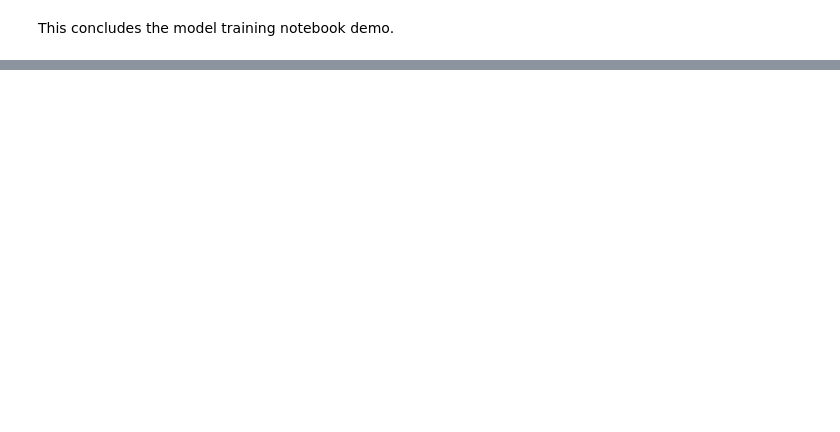
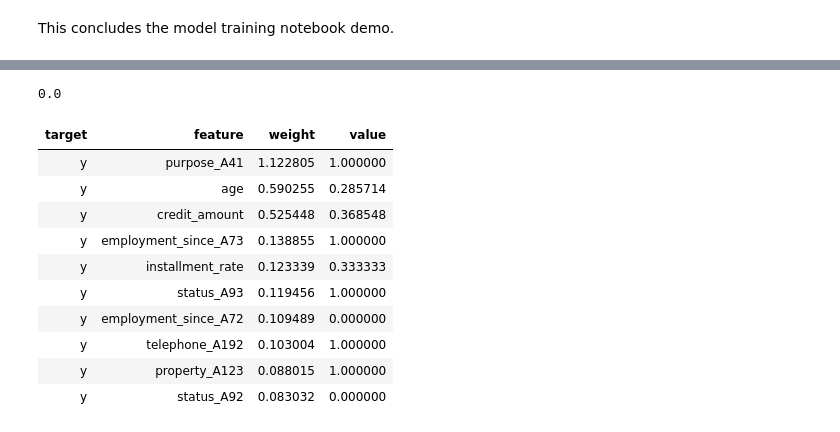
Before and after one commit to dominodatalab/reference-project-credit-default-ray, a Jupyter notebook: training.ipynb, the cells around one changed output, grey strips where cells are left out. Drawn from its saved outputs; the diff is of its cells as text; code cells hidden in the pictures; blank space fills up the shorter version.

Commit message:
updates to monitoring and app
Pushed from Domino: https://demo2.dominodatalab.com/workspace/bryan_prosser/CreditRisk?executionId=6400b60cd5846f747c17f269

```diff
--- a/training.ipynb
+++ b/training.ipynb
@@ -464,2 +484,11 @@ y (score 3.439) top features
 # %% [markdown]
 This concludes the model training notebook demo.
+# %%
+# Set some default values
+sample_data = [[0.4705882352941176, 0.3685484758446132, 0.3333333333333333, 0.3333333333333333,
+                0.2857142857142857, 0.0, 1.0, 0.0, 1.0, 0.0, 0.0, 0.0, 0.0, 1.0, 0.0, 0.0, 0.0,
+                1.0, 0.0, 0.0, 0.0, 0.0, 0.0, 0.0, 0.0, 0.0, 1.0, 0.0, 0.0, 0.0, 0.0, 0.0, 0.0,
+                1.0, 0.0, 0.0, 0.0, 0.0, 1.0, 0.0, 1.0, 0.0, 0.0, 0.0, 0.0, 1.0, 0.0, 0.0, 0.0,
+                1.0, 1.0, 0.0, 0.0, 0.0, 0.0, 0.0, 1.0, 0.0, 1.0, 1.0, 0.0]]
+# %%
+df_all = pd.DataFrame(sample_data, columns=column_names_all)
@@ -465,0 +546,21 @@ This concludes the model training notebook demo.
+# %%
+df_all.iloc[0]["checking_account_A14"]
+# %% [output]
+0.0
+# %%
+df_prediction = eli5.explain_prediction_df(xgc, df_all.iloc[0],
+                         feature_names=list(df_all.columns))
+# %%
+df_prediction.head(10).style.background_gradient(cmap = 'Greens').hide_index()
+# %% [output]
+| target | feature | weight | value |
+| y | purpose_A41 | 1.122805 | 1.000000 |
+| y | age | 0.590255 | 0.285714 |
+| y | credit_amount | 0.525448 | 0.368548 |
+| y | employment_since_A73 | 0.138855 | 1.000000 |
+| y | installment_rate | 0.123339 | 0.333333 |
+| y | status_A93 | 0.119456 | 1.000000 |
+| y | employment_since_A72 | 0.109489 | 0.000000 |
+| y | telephone_A192 | 0.103004 | 1.000000 |
+| y | property_A123 | 0.088015 | 1.000000 |
+| y | status_A92 | 0.083032 | 0.000000 |
```
Also changed, not shown: parts of 10 cells of this notebook, 13 other files.
